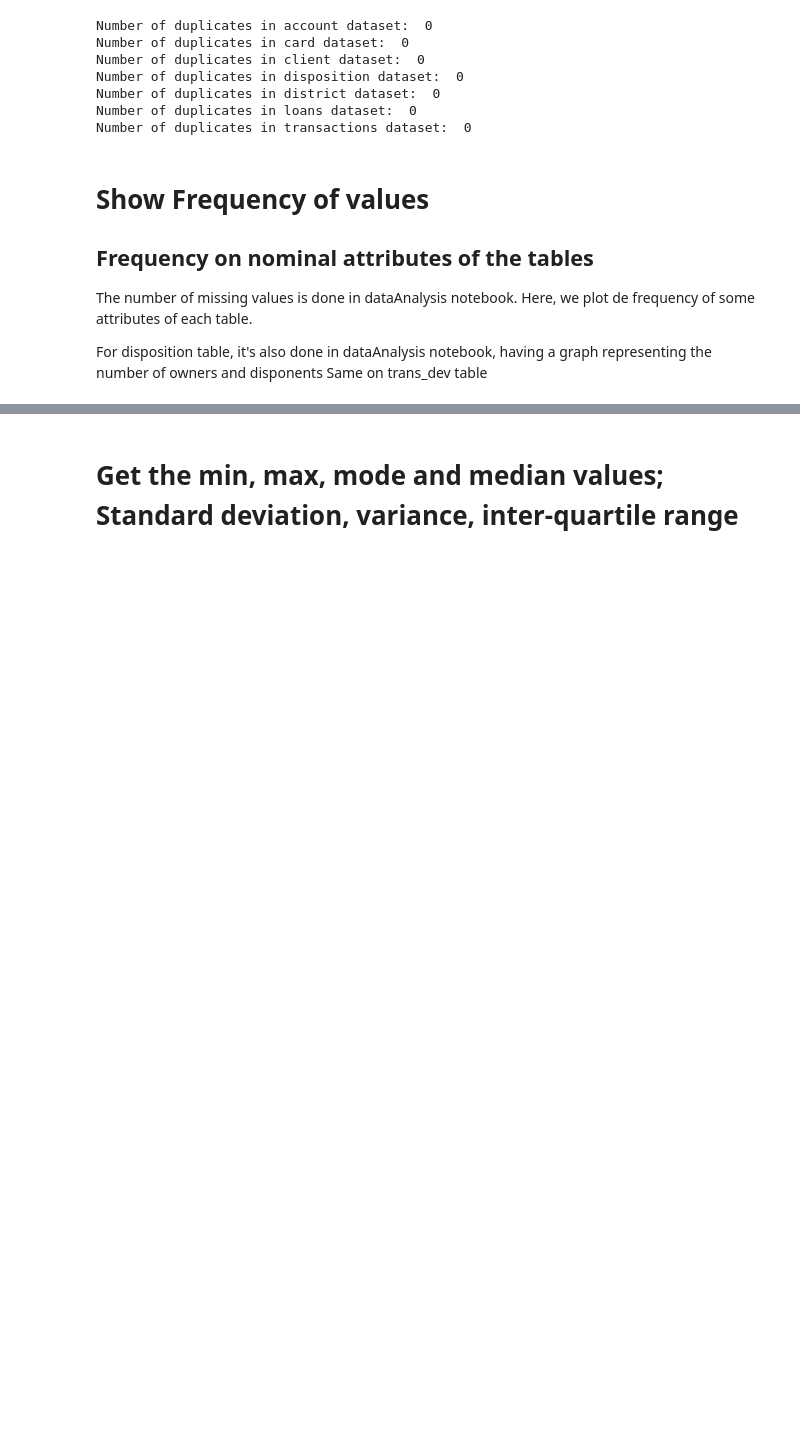
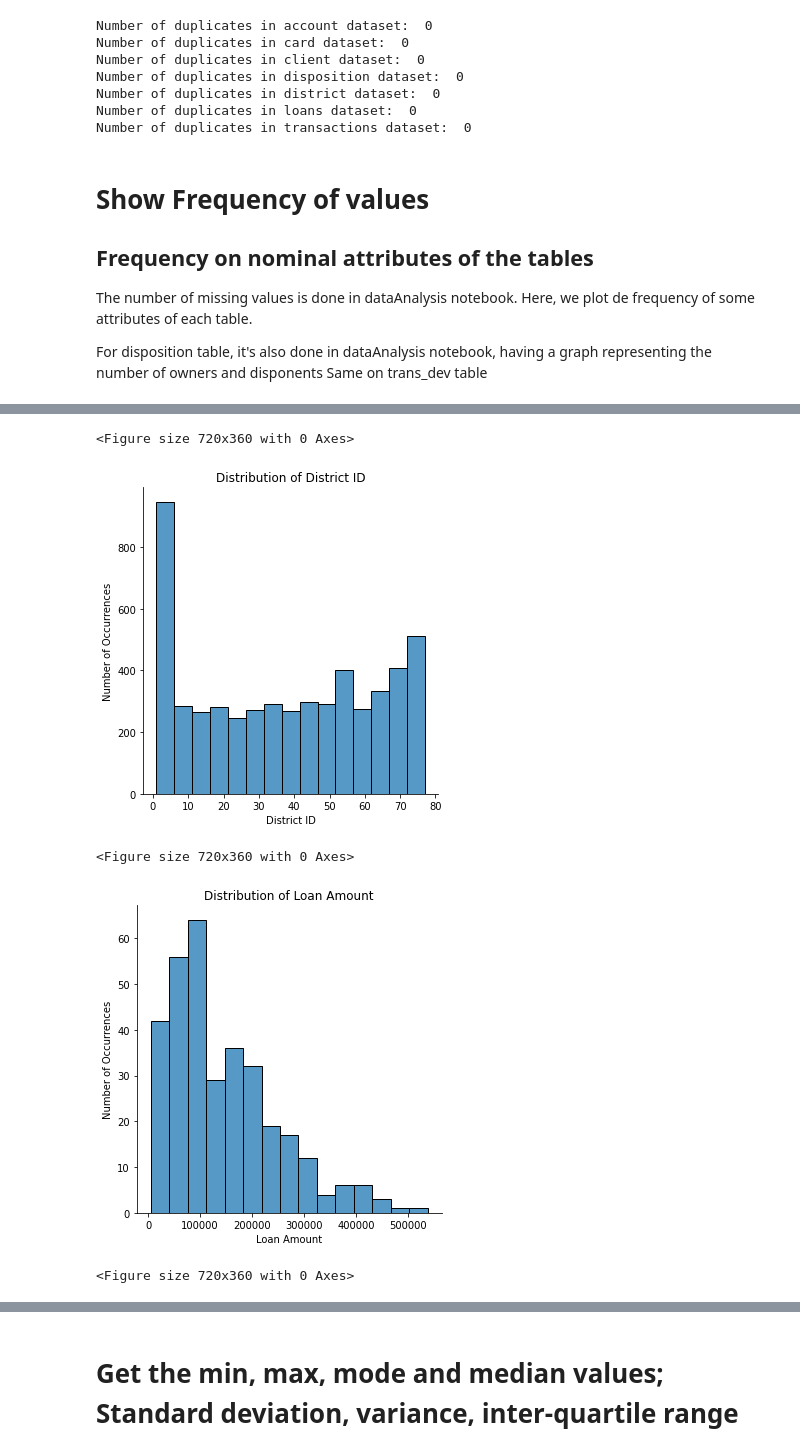
Before and after one commit to ruialves35/feup-ac, a Jupyter notebook: src/understanding/understanding.ipynb, the cells around one changed output, grey strips where cells are left out. Cells and saved outputs as stored; diff of their text form; code cells hidden in the pictures; blank space fills up the shorter version.

Commit message:
add some plots to data understanding

```diff
--- a/src/understanding/understanding.ipynb
+++ b/src/understanding/understanding.ipynb
@@ -101,0 +102,19 @@ plot_freq(transaction_data, 'operation', 'Frequency of Transaction Type', 'Trans
+# %%
+# plot the distribution of the amount of money in the accounts
+def plot_displot(df, col, title, xlabel, ylabel, figsize=(10, 5)):
+  plt.figure(figsize=figsize)
+  sns.displot(df[col], kde=False)
+  plt.title(title)
+  plt.xlabel(xlabel)
+  plt.ylabel(ylabel)
+  plt.show()
+
+plot_displot(client_data, 'district_id', 'Distribution of District ID', 'District ID', 'Number of Occurrences')
+plot_displot(loan_data, 'amount', 'Distribution of Loan Amount', 'Loan Amount', 'Number of Occurrences')
+plot_displot(transaction_data, 'balance', 'Distribution of Transactions Balance', 'Transactions Balance', 'Number of Occurrences')
+# %% [output]
+<Figure size 720x360 with 0 Axes>
+[figure, added]
+<Figure size 720x360 with 0 Axes>
+[figure, added]
+<Figure size 720x360 with 0 Axes>
```
Also changed, not shown: parts of 2 cells of this notebook.
